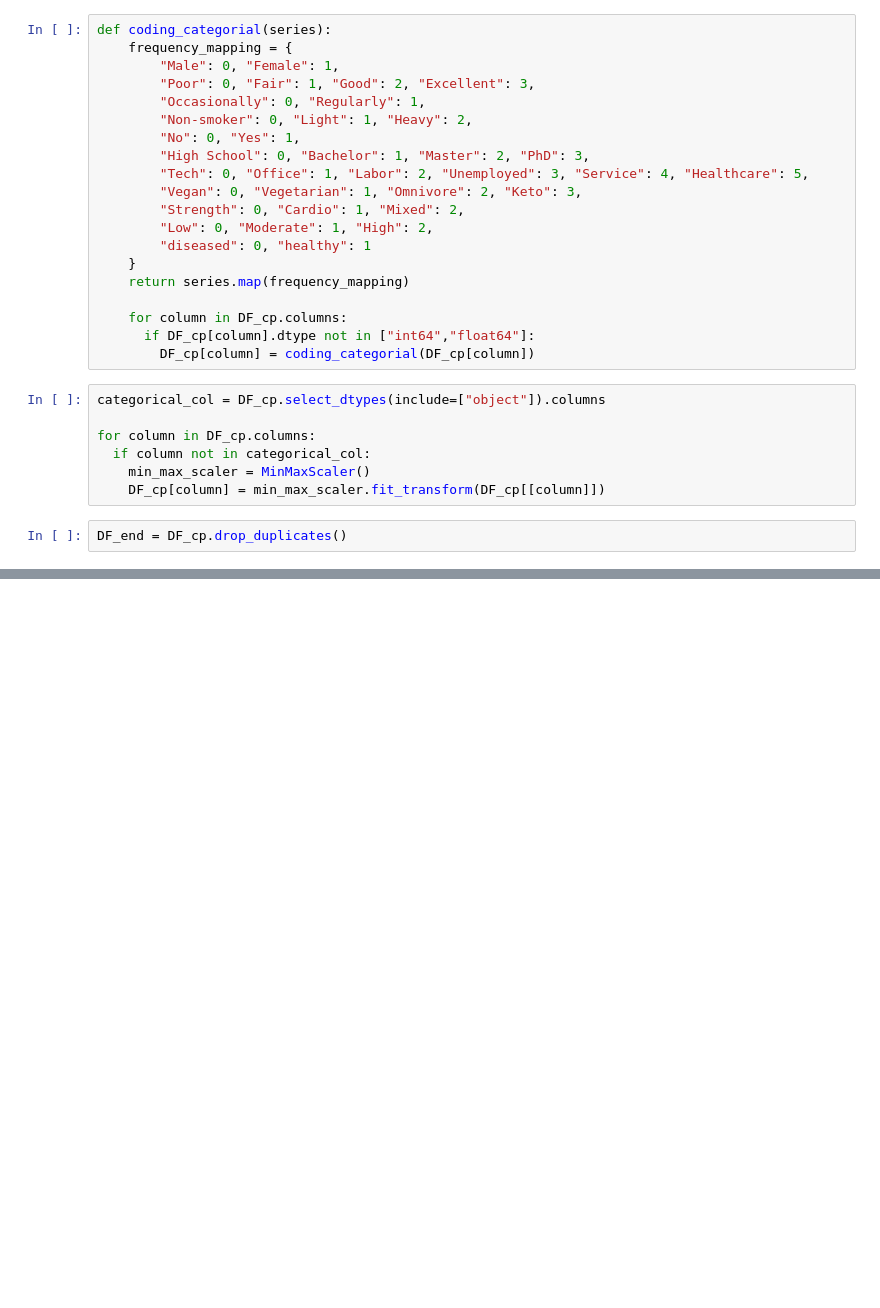
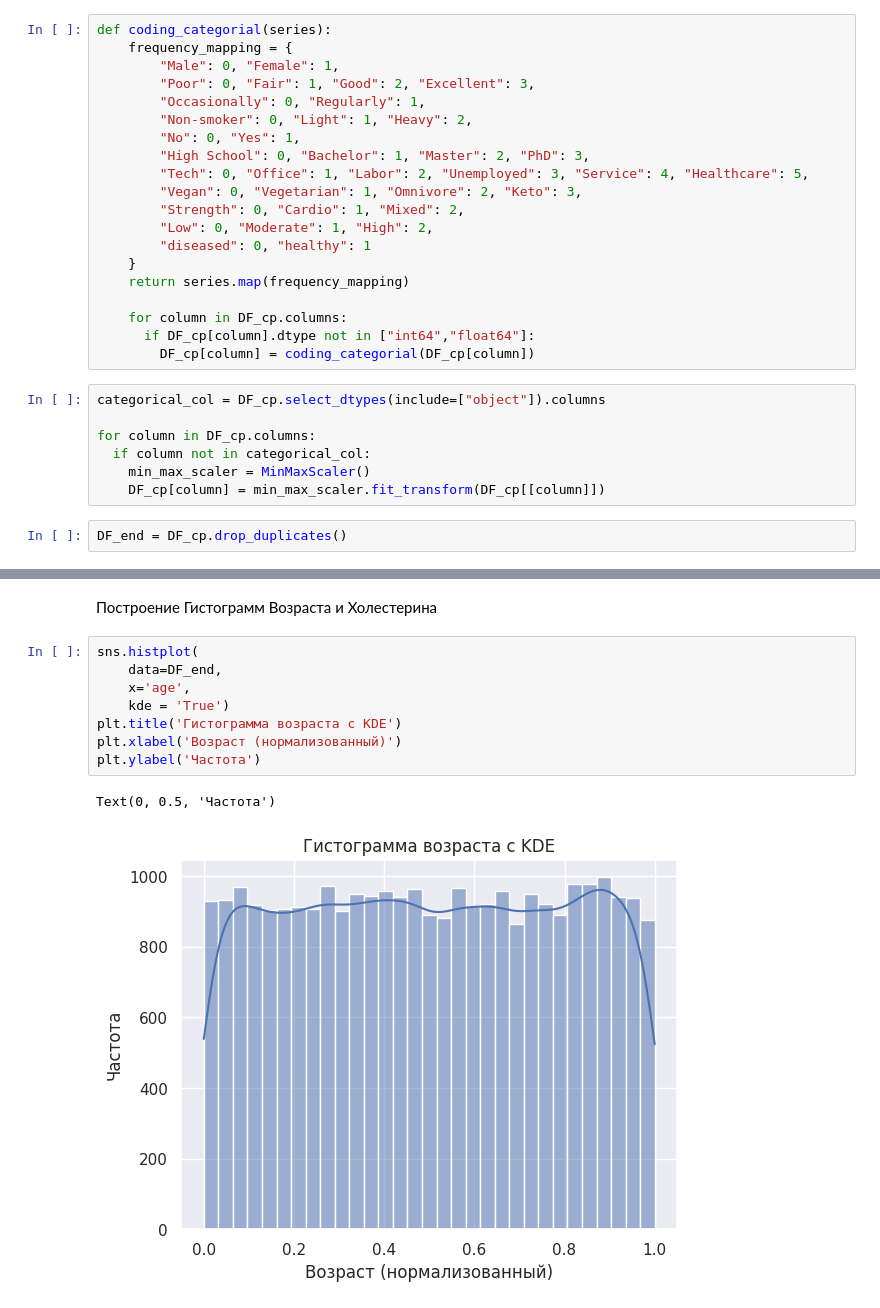
Before and after one commit to brick1ng5654/course-3, a Jupyter notebook: boml/lab1/main.ipynb, the cells around one changed output, grey strips where cells are left out. Cells and saved outputs as stored; diff of their text form; blank space fills up the shorter version.

```diff
--- a/boml/lab1/main.ipynb
+++ b/boml/lab1/main.ipynb
@@ -120,0 +162,13 @@ DF_end = DF_cp.drop_duplicates()
+# %% [markdown]
+Построение Гистограмм Возраста и Холестерина
+# %%
+sns.histplot(
+    data=DF_end,
+    x='age',
+    kde = 'True')
+plt.title('Гистограмма возраста с KDE')
+plt.xlabel('Возраст (нормализованный)')
+plt.ylabel('Частота')
+# %% [output]
+Text(0, 0.5, 'Частота')
+[figure, added]
```
Also changed, not shown: parts of 11 cells of this notebook, 2 other files.
